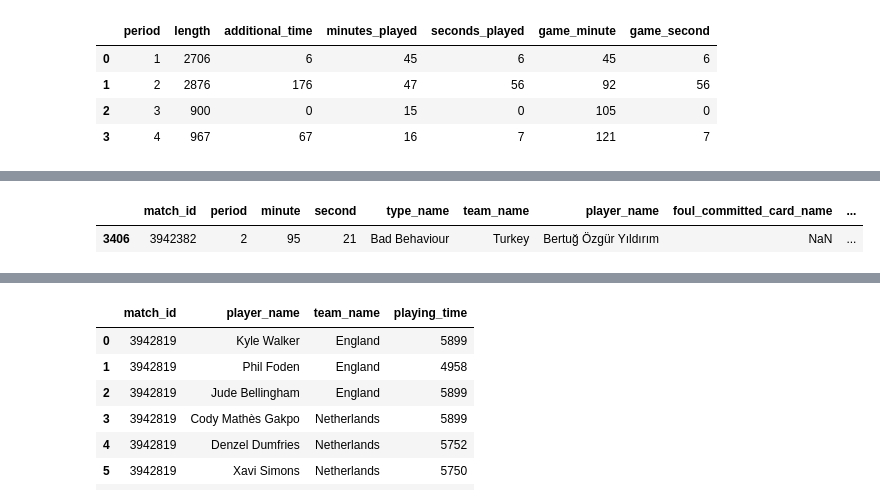
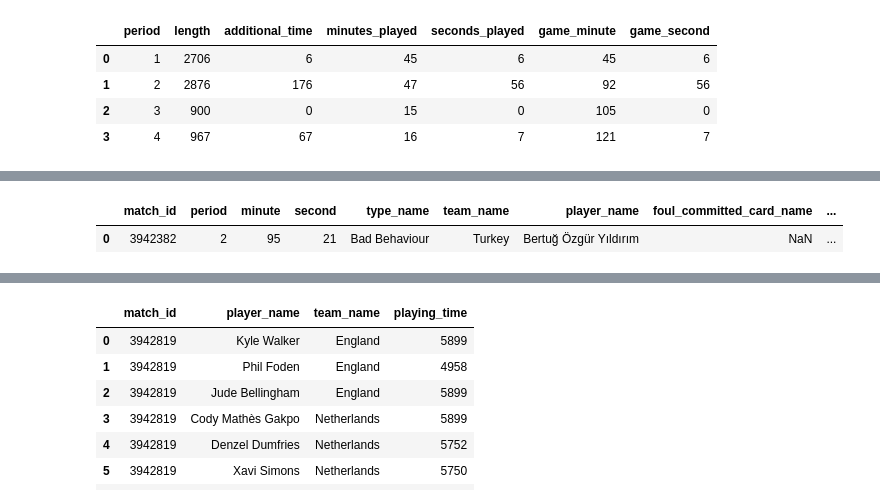
Before and after one commit to MarijnSt/soccermatics-project-1, a Jupyter notebook: per_90.ipynb, the cells around one changed output, grey strips where cells are left out. Saved outputs shown, nothing was run; the diff lists cells and outputs as text; code cells hidden in the pictures.

```diff
--- a/per_90.ipynb
+++ b/per_90.ipynb
@@ -132,32 +133,32 @@ red_card_match_id = 3942382
 
 df_red_card = parser.event(red_card_match_id)[0]
 
 def get_red_card_events(df):
     red_card_names = ['Red Card', 'Second Yellow']
 
     # Init mask
     cards_mask = pd.Series(False, index=df.index)
 
     # Check each column if it exists and update mask
     if 'foul_committed_card_name' in df.columns:
         cards_mask = cards_mask | df['foul_committed_card_name'].isin(red_card_names)
 
     if 'bad_behaviour_card_name' in df.columns:
         cards_mask = cards_mask | df['bad_behaviour_card_name'].isin(red_card_names)
 
     # Add card columns that exist
     card_columns = ['match_id', 'period', 'minute', 'second', 'type_name', 'team_name', 'player_name']
     if 'foul_committed_card_name' in df.columns:
         card_columns.append('foul_committed_card_name')
     if 'bad_behaviour_card_name' in df.columns:
         card_columns.append('bad_behaviour_card_name')
 
     df_cards = df[cards_mask][card_columns]
 
-    return df_cards
+    return df_cards.reset_index(drop=True)
 
 df_red_card_events = get_red_card_events(df_red_card)
 df_red_card_events.head(15)
 # %% [output]
 |  | match_id | period | minute | second | type_name | team_name | player_name | foul_committed_card_name | ... |
-| 3406 | 3942382 | 2 | 95 | 21 | Bad Behaviour | Turkey | Bertuğ Özgür Yıldırım | NaN | ... |
+| 0 | 3942382 | 2 | 95 | 21 | Bad Behaviour | Turkey | Bertuğ Özgür Yıldırım | NaN | ... |
```
Also changed, not shown: parts of 5 cells of this notebook.
